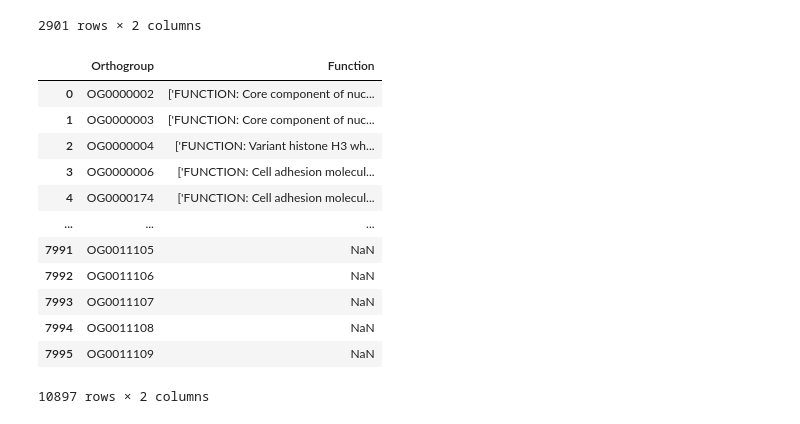
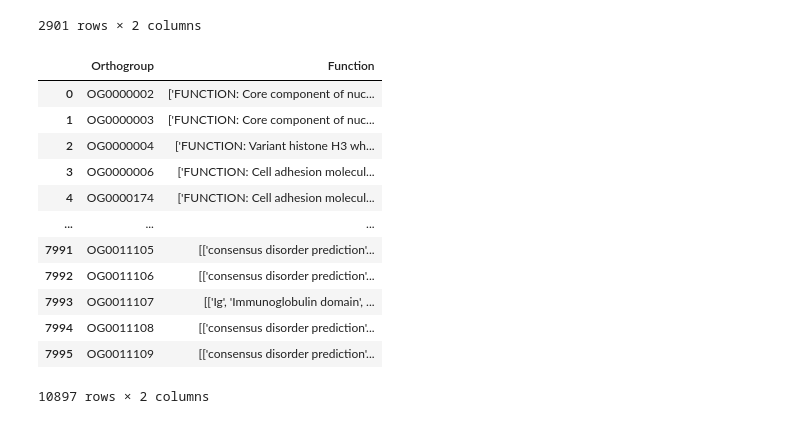
Before and after one commit to kthakor003/Research, a Jupyter notebook: Final_Orthogroup_Function_Mapping.ipynb, the cells around one changed output. Saved outputs shown, nothing was run; the diff lists cells and outputs as text; code cells hidden in the pictures.

```diff
--- a/Final_Orthogroup_Function_Mapping.ipynb
+++ b/Final_Orthogroup_Function_Mapping.ipynb
@@ -244,5 +247,5 @@ for i in range(len(Culex_quinquefasciatus)):
 # %%
-OrthoGroup_GeneName_IntCQ = createOrthoFunctionDict(OrthoGroup_GeneName_AG, Culex_quinquefasciatus_dict, "Culex_quinquefasciatus")
+OrthoGroup_GeneName_IntCQMiss, OrthoGroup_GeneName_IntCQ = createOrthoFunctionDict(OrthoGroup_GeneName_AG, Culex_quinquefasciatus_dict, "Culex_quinquefasciatus")
 OrthoGroup_GeneName_IntCQ = OrthoGroup_GeneName_IntCQ.rename(columns={"Function [CC]":"Function"})
 OrthoGroup_GeneName_IntCQ
 # %% [output]
@@ -286,7 +289,8 @@ Drosophila_melanogaster_dict = {}
 for i in range(len(Drosophila_melanogaster)):
     Drosophila_melanogaster_dict[Drosophila_melanogaster[0][i]] = Drosophila_melanogaster[1][i]
 # %%
-OrthoGroup_GeneName_IntDM = createOrthoFunctionDict(OrthoGroup_GeneName_CQ, Drosophila_melanogaster_dict, "Drosophila_melanogaster")
+OrthoGroup_GeneName_IntDMMiss, OrthoGroup_GeneName_IntDM = createOrthoFunctionDict(OrthoGroup_GeneName_CQ, Drosophila_melanogaster_dict, "Drosophila_melanogaster")
+OrthoGroup_GeneName_IntDM = OrthoGroup_GeneName_IntDM.rename(columns={"Function [CC]":"Function"})
 OrthoGroup_GeneName_IntDM
 # %% [output]
 |  | Orthogroup | Aedes_aegypti | Anopheles_gambiae | Culex_quinquefasciatus | Drosophila_melanogaster | ... |
@@ -329,7 +333,8 @@ Wyeomyia_samithii_dict = {}
 for i in range(len(Wyeomyia_samithii)):
     Wyeomyia_samithii_dict[Wyeomyia_samithii[0][i]] = Wyeomyia_samithii[1][i]
 # %%
-OrthoGroup_GeneName_IntWS = createOrthoFunctionDict(OrthoGroup_GeneName_DM, Wyeomyia_samithii_dict, "Wyeomyia_smithii")
+OrthoGroup_GeneName_IntWSMiss, OrthoGroup_GeneName_IntWS = createOrthoFunctionDict(OrthoGroup_GeneName_DM, Wyeomyia_samithii_dict, "Wyeomyia_smithii")
+OrthoGroup_GeneName_IntWS = OrthoGroup_GeneName_IntWS.rename(columns={"Function [CC]":"Function"})
 OrthoGroup_GeneName_IntWS
 # %% [output]
 |  | Orthogroup | Aedes_aegypti | Anopheles_gambiae | Culex_quinquefasciatus | Drosophila_melanogaster | ... |
@@ -376,5 +381,6 @@ finalDF = finalDF.append(OrthoGroup_GeneName_IntDM)
 finalDF = finalDF.append(OrthoGroup_GeneName_IntWS)
 finalDF = finalDF.reset_index()
 finalDF_7Cols = finalDF.drop("index", 1)
+finalDF_7Cols = finalDF_7Cols[["Orthogroup","Function"]]
 finalDF_7Cols
 # %% [output]
@@ -427,21 +416,21 @@ Uniport_Function
 | 2900 | OG0011008 | ['FUNCTION: Permease that is invo... |
 2901 rows × 2 columns
 # %%
-Final_OrthogroupFunctions = Uniport_Function.append(finalDF)
+Final_OrthogroupFunctions = Uniport_Function.append(finalDF_7Cols)
 Final_OrthogroupFunctions
 # %% [output]
 |  | Orthogroup | Function |
 | 0 | OG0000002 | ['FUNCTION: Core component of nuc... |
 | 1 | OG0000003 | ['FUNCTION: Core component of nuc... |
 | 2 | OG0000004 | ['FUNCTION: Variant histone H3 wh... |
 | 3 | OG0000006 | ['FUNCTION: Cell adhesion molecul... |
 | 4 | OG0000174 | ['FUNCTION: Cell adhesion molecul... |
 | ... | ... | ... |
-| 7991 | OG0011105 | NaN |
-| 7992 | OG0011106 | NaN |
-| 7993 | OG0011107 | NaN |
-| 7994 | OG0011108 | NaN |
-| 7995 | OG0011109 | NaN |
+| 7991 | OG0011105 | [['consensus disorder prediction'... |
+| 7992 | OG0011106 | [['consensus disorder prediction'... |
+| 7993 | OG0011107 | [['Ig', 'Immunoglobulin domain', ... |
+| 7994 | OG0011108 | [['consensus disorder prediction'... |
+| 7995 | OG0011109 | [['consensus disorder prediction'... |
 10897 rows × 2 columns
 # %%
 Final_OrthogroupFunctions.to_excel("Final_OrthogroupFunctions.xlsx")
```
Also changed, not shown: parts of 9 cells of this notebook.
